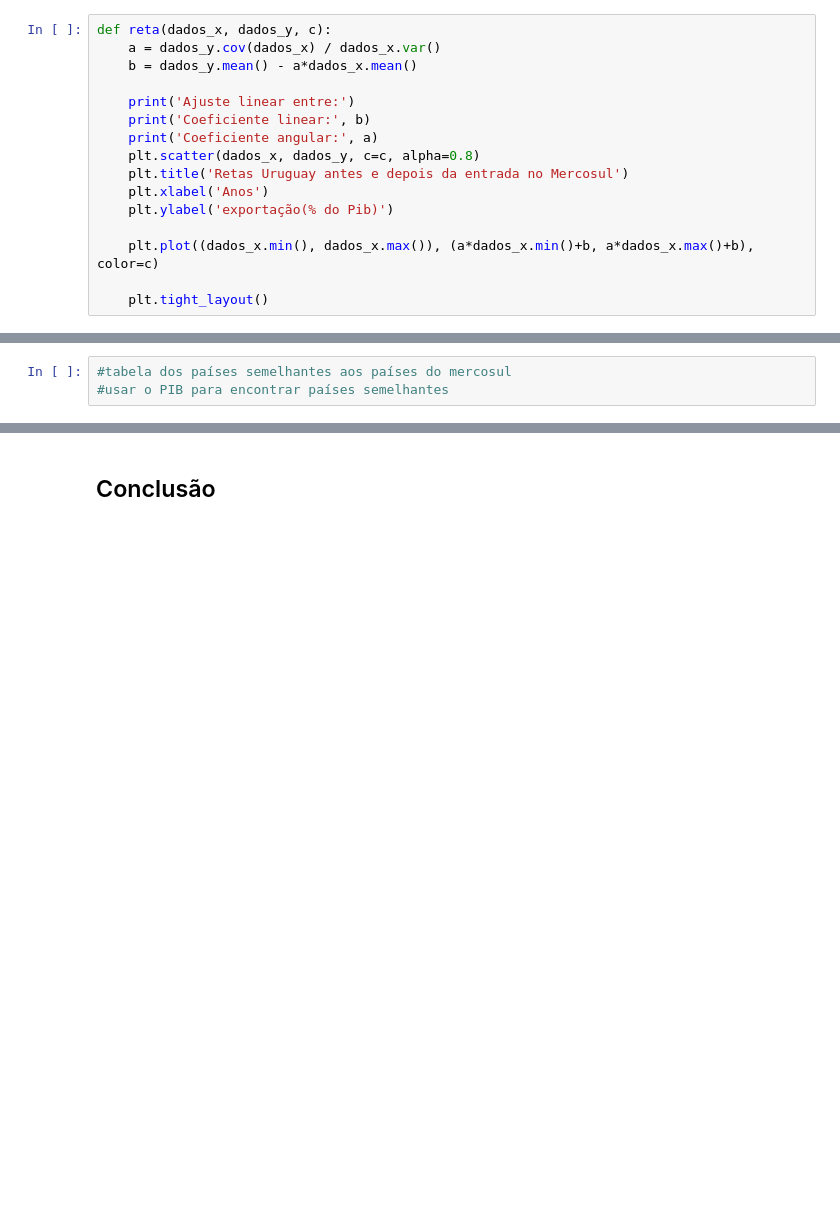
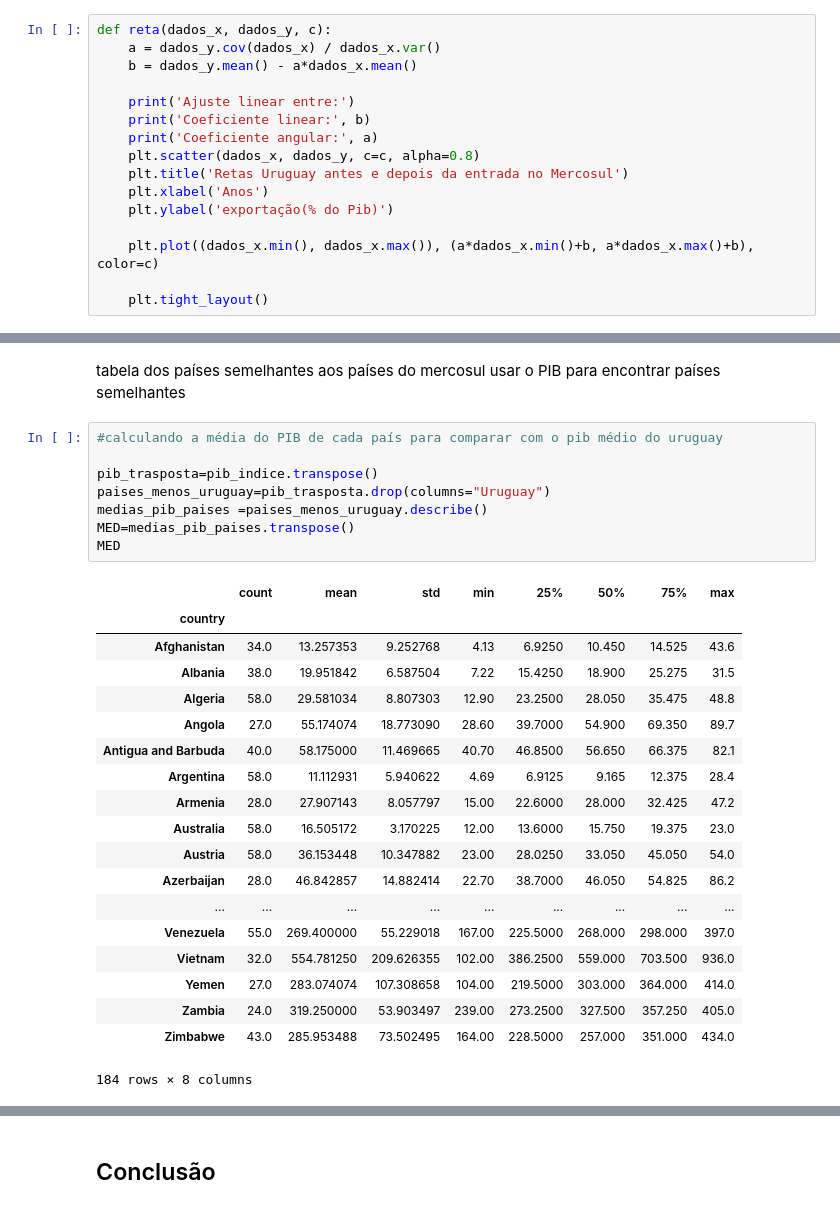
Before and after one commit to Gabrielamb2/Projeto1_cdd, a Jupyter notebook: Projeto1_layout.ipynb, the cells around one changed output, grey strips where cells are left out. Drawn from its saved outputs; the diff is of its cells as text; blank space fills up the shorter version.

```diff
--- a/Projeto1_layout.ipynb
+++ b/Projeto1_layout.ipynb
@@ -556,3 +564,31 @@ Text(20.800000000000004, 0.5, 'Exportação')
-# %%
-#tabela dos países semelhantes aos países do mercosul
-#usar o PIB para encontrar países semelhantes
+# %% [markdown]
+tabela dos países semelhantes aos países do mercosul
+usar o PIB para encontrar países semelhantes
+# %%
+#calculando a média do PIB de cada país para comparar com o pib médio do uruguay
+
+pib_trasposta=pib_indice.transpose()
+paises_menos_uruguay=pib_trasposta.drop(columns="Uruguay")
+medias_pib_paises =paises_menos_uruguay.describe()
+MED=medias_pib_paises.transpose()
+MED
+# %% [output]
+|  | count | mean | std | min | 25% | 50% | 75% | max |
+| country |  |  |  |  |  |  |  |  |
+| Afghanistan | 34.0 | 13.257353 | 9.252768 | 4.13 | 6.9250 | 10.450 | 14.525 | 43.6 |
+| Albania | 38.0 | 19.951842 | 6.587504 | 7.22 | 15.4250 | 18.900 | 25.275 | 31.5 |
+| Algeria | 58.0 | 29.581034 | 8.807303 | 12.90 | 23.2500 | 28.050 | 35.475 | 48.8 |
+| Angola | 27.0 | 55.174074 | 18.773090 | 28.60 | 39.7000 | 54.900 | 69.350 | 89.7 |
+| Antigua and Barbuda | 40.0 | 58.175000 | 11.469665 | 40.70 | 46.8500 | 56.650 | 66.375 | 82.1 |
+| Argentina | 58.0 | 11.112931 | 5.940622 | 4.69 | 6.9125 | 9.165 | 12.375 | 28.4 |
+| Armenia | 28.0 | 27.907143 | 8.057797 | 15.00 | 22.6000 | 28.000 | 32.425 | 47.2 |
+| Australia | 58.0 | 16.505172 | 3.170225 | 12.00 | 13.6000 | 15.750 | 19.375 | 23.0 |
+| Austria | 58.0 | 36.153448 | 10.347882 | 23.00 | 28.0250 | 33.050 | 45.050 | 54.0 |
+| Azerbaijan | 28.0 | 46.842857 | 14.882414 | 22.70 | 38.7000 | 46.050 | 54.825 | 86.2 |
+| ... | ... | ... | ... | ... | ... | ... | ... | ... |
+| Venezuela | 55.0 | 269.400000 | 55.229018 | 167.00 | 225.5000 | 268.000 | 298.000 | 397.0 |
+| Vietnam | 32.0 | 554.781250 | 209.626355 | 102.00 | 386.2500 | 559.000 | 703.500 | 936.0 |
+| Yemen | 27.0 | 283.074074 | 107.308658 | 104.00 | 219.5000 | 303.000 | 364.000 | 414.0 |
+| Zambia | 24.0 | 319.250000 | 53.903497 | 239.00 | 273.2500 | 327.500 | 357.250 | 405.0 |
+| Zimbabwe | 43.0 | 285.953488 | 73.502495 | 164.00 | 228.5000 | 257.000 | 351.000 | 434.0 |
+184 rows × 8 columns
```
Also changed, not shown: parts of 9 cells of this notebook.
